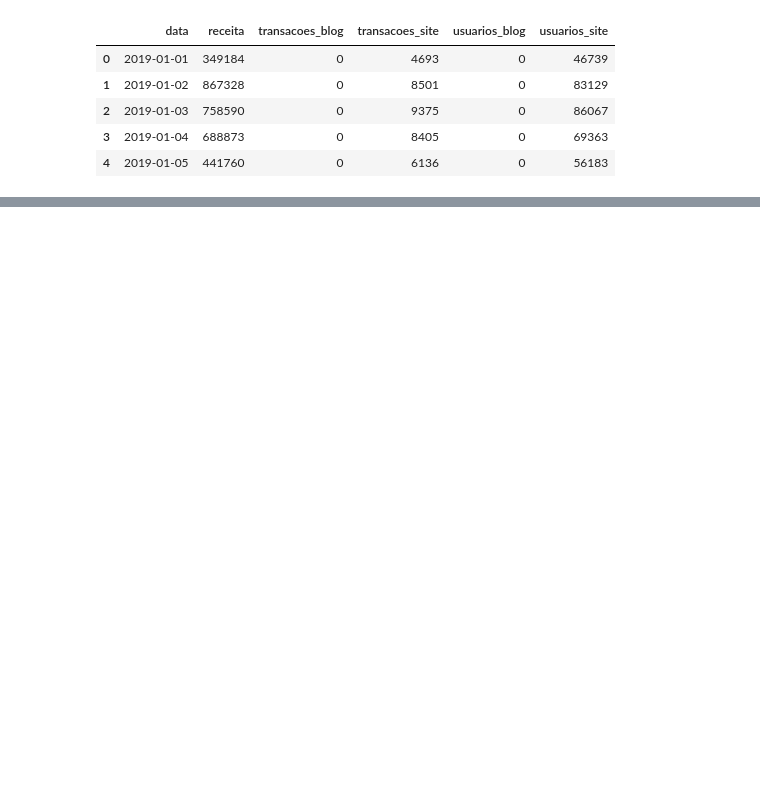
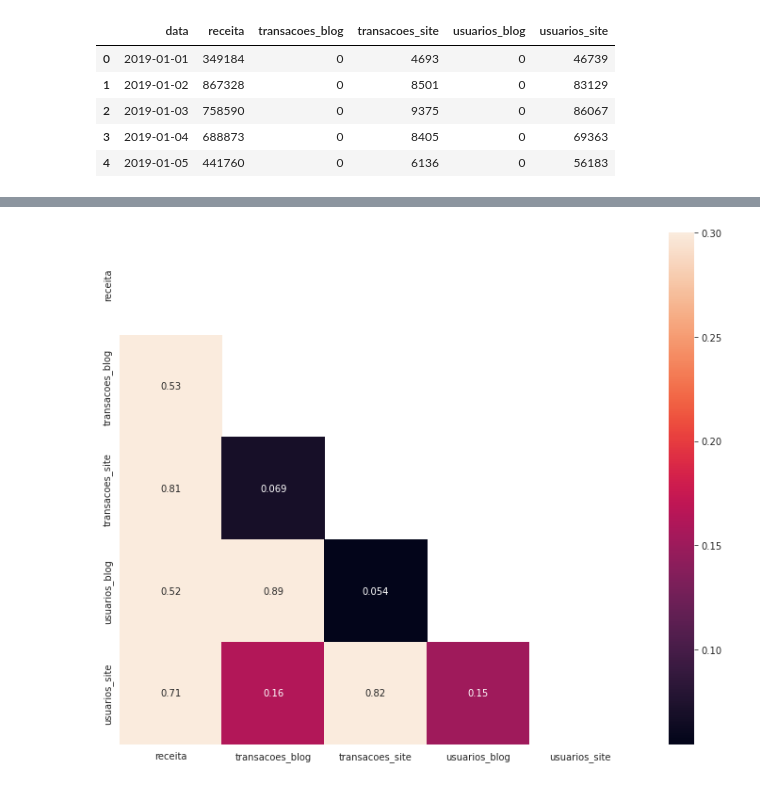
Before and after one commit to rgrAndrade/Desafio, a Jupyter notebook: desafio.ipynb, the cells around one changed output, grey strips where cells are left out. Drawn from its saved outputs; the diff is of its cells as text; code cells hidden in the pictures; blank space fills up the shorter version.

Commit message:
correlação

```diff
--- a/desafio.ipynb
+++ b/desafio.ipynb
@@ -2,8 +2,9 @@
 <a href="https://colab.research.google.com/github/rgrAndrade/Desafio/blob/main/desafio.ipynb" target="_parent"><img src="https://colab.research.google.com/assets/colab-badge.svg" alt="Open In Colab"/></a>
 # %%
 import pandas as pd
-dados = pd.read_csv('/content/drive/MyDrive/psel - data.csv')
-dados.head()
+uri = "https://raw.githubusercontent.com/rgrAndrade/Desafio/main/dados/psel%20-%20data.csv"
+dados = pd.read_csv(uri)
+dados.head( )
 # %% [output]
 |  | data | receita | transacoes_blog | transacoes_site | usuarios_blog | usuarios_site |
 | 0 | 2019-01-01 | 349184 | 0 | 4693 | 0 | 46739 |
@@ -20,0 +48,5 @@ NameError: ignored
+# %%
+#Correlação entre as Variáveis
+
+correlacao = dados.corr()
+correlacao
@@ -20,0 +60,14 @@ NameError: ignored
+# %%
+
+
+import numpy as np
+import seaborn as sns
+import matplotlib.pyplot as plt
+
+mask = np.zeros_like(correlacao)
+mask[np.triu_indices_from(mask)] = True
+with sns.axes_style("white"):
+    f, ax = plt.subplots(figsize=(14, 10))
+    ax = sns.heatmap(correlacao, mask=mask, vmax=.3, square=True, annot=True)
+# %% [output]
+[figure, added]
```
Also changed, not shown: parts of 5 cells of this notebook.
